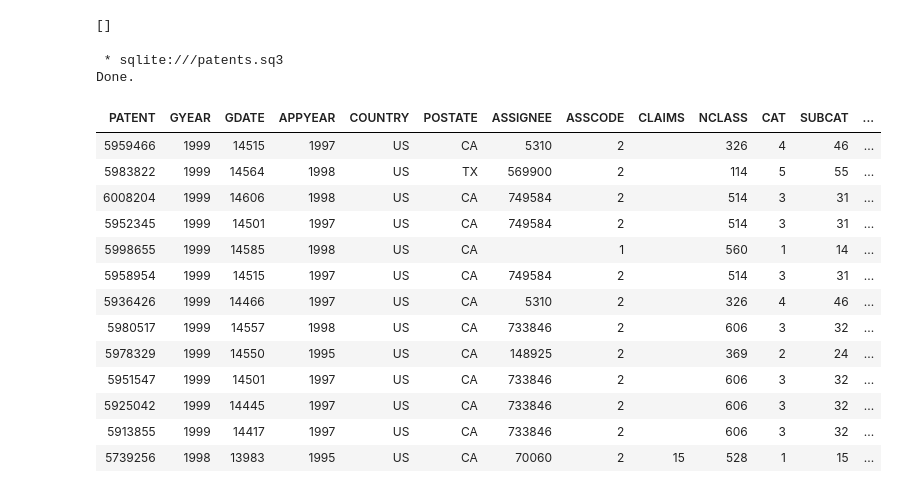
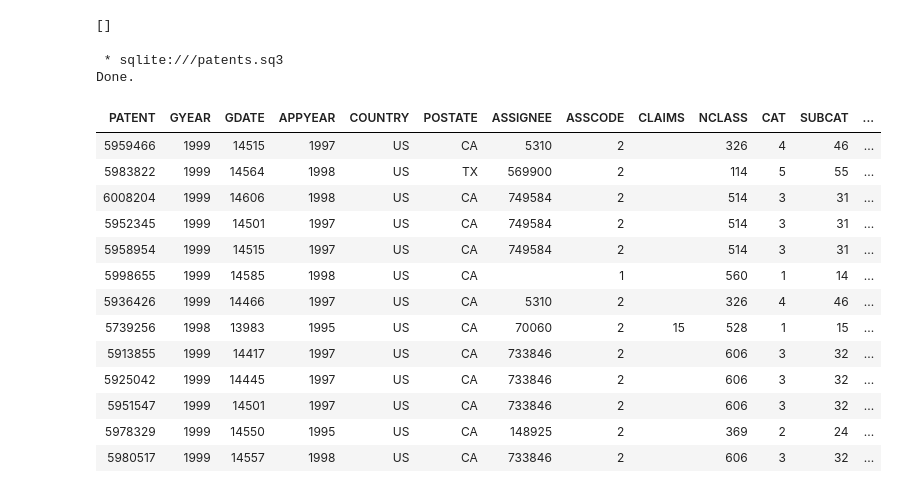
Before and after one commit to harshitharavi26/lab3-sql-patent, a Jupyter notebook: Lab03-sqlite-patent.ipynb, the cells around one changed output. Drawn from its saved outputs; the diff is of its cells as text; code cells hidden in the pictures.

```diff
--- a/Lab03-sqlite-patent.ipynb
+++ b/Lab03-sqlite-patent.ipynb
@@ -144,35 +144,45 @@ Done.
 # %%
 %%sql
 
 SELECT
     p.*,
-    c.CITING AS PATENT_1,
-    COUNT(*) AS CO_CITED_COUNT
-FROM citations c
-JOIN patents p
-    ON c.CITING = p.PATENT
-JOIN patents cited
-    ON c.CITED = cited.PATENT
-WHERE p.POSTATE = cited.POSTATE
-    AND p.POSTATE IS NOT NULL
-    AND p.POSTATE != ''
-GROUP BY c.CITING
-ORDER BY CO_CITED_COUNT DESC
+    x.CITING AS PATENT_1,
+    x.CO_CITED_COUNT
+FROM patents AS p
+JOIN
+(
+    SELECT
+        c.CITING,
+        COUNT(*) AS CO_CITED_COUNT
+    FROM citations AS c
+    JOIN patents AS citing
+        ON c.CITING = citing.PATENT
+    JOIN patents AS cited
+        ON c.CITED = cited.PATENT
+    WHERE citing.POSTATE = cited.POSTATE
+      AND citing.POSTATE IS NOT NULL
+      AND TRIM(citing.POSTATE) <> ''
+      AND cited.POSTATE IS NOT NULL
+      AND TRIM(cited.POSTATE) <> ''
+    GROUP BY c.CITING
+) AS x
+ON p.PATENT = x.CITING
+ORDER BY x.CO_CITED_COUNT DESC
 LIMIT 13;
 # %% [output]
  * sqlite:///patents.sq3
 Done.
 | PATENT | GYEAR | GDATE | APPYEAR | COUNTRY | POSTATE | ASSIGNEE | ASSCODE | CLAIMS | NCLASS | CAT | SUBCAT | ... |
 | 5959466 | 1999 | 14515 | 1997 | US | CA | 5310 | 2 |  | 326 | 4 | 46 | ... |
 | 5983822 | 1999 | 14564 | 1998 | US | TX | 569900 | 2 |  | 114 | 5 | 55 | ... |
 | 6008204 | 1999 | 14606 | 1998 | US | CA | 749584 | 2 |  | 514 | 3 | 31 | ... |
 | 5952345 | 1999 | 14501 | 1997 | US | CA | 749584 | 2 |  | 514 | 3 | 31 | ... |
+| 5958954 | 1999 | 14515 | 1997 | US | CA | 749584 | 2 |  | 514 | 3 | 31 | ... |
 | 5998655 | 1999 | 14585 | 1998 | US | CA |  | 1 |  | 560 | 1 | 14 | ... |
-| 5958954 | 1999 | 14515 | 1997 | US | CA | 749584 | 2 |  | 514 | 3 | 31 | ... |
 | 5936426 | 1999 | 14466 | 1997 | US | CA | 5310 | 2 |  | 326 | 4 | 46 | ... |
+| 5739256 | 1998 | 13983 | 1995 | US | CA | 70060 | 2 | 15 | 528 | 1 | 15 | ... |
+| 5913855 | 1999 | 14417 | 1997 | US | CA | 733846 | 2 |  | 606 | 3 | 32 | ... |
+| 5925042 | 1999 | 14445 | 1997 | US | CA | 733846 | 2 |  | 606 | 3 | 32 | ... |
+| 5951547 | 1999 | 14501 | 1997 | US | CA | 733846 | 2 |  | 606 | 3 | 32 | ... |
+| 5978329 | 1999 | 14550 | 1995 | US | CA | 148925 | 2 |  | 369 | 2 | 24 | ... |
 | 5980517 | 1999 | 14557 | 1998 | US | CA | 733846 | 2 |  | 606 | 3 | 32 | ... |
-| 5978329 | 1999 | 14550 | 1995 | US | CA | 148925 | 2 |  | 369 | 2 | 24 | ... |
-| 5951547 | 1999 | 14501 | 1997 | US | CA | 733846 | 2 |  | 606 | 3 | 32 | ... |
-| 5925042 | 1999 | 14445 | 1997 | US | CA | 733846 | 2 |  | 606 | 3 | 32 | ... |
-| 5913855 | 1999 | 14417 | 1997 | US | CA | 733846 | 2 |  | 606 | 3 | 32 | ... |
-| 5739256 | 1998 | 13983 | 1995 | US | CA | 70060 | 2 | 15 | 528 | 1 | 15 | ... |
```
